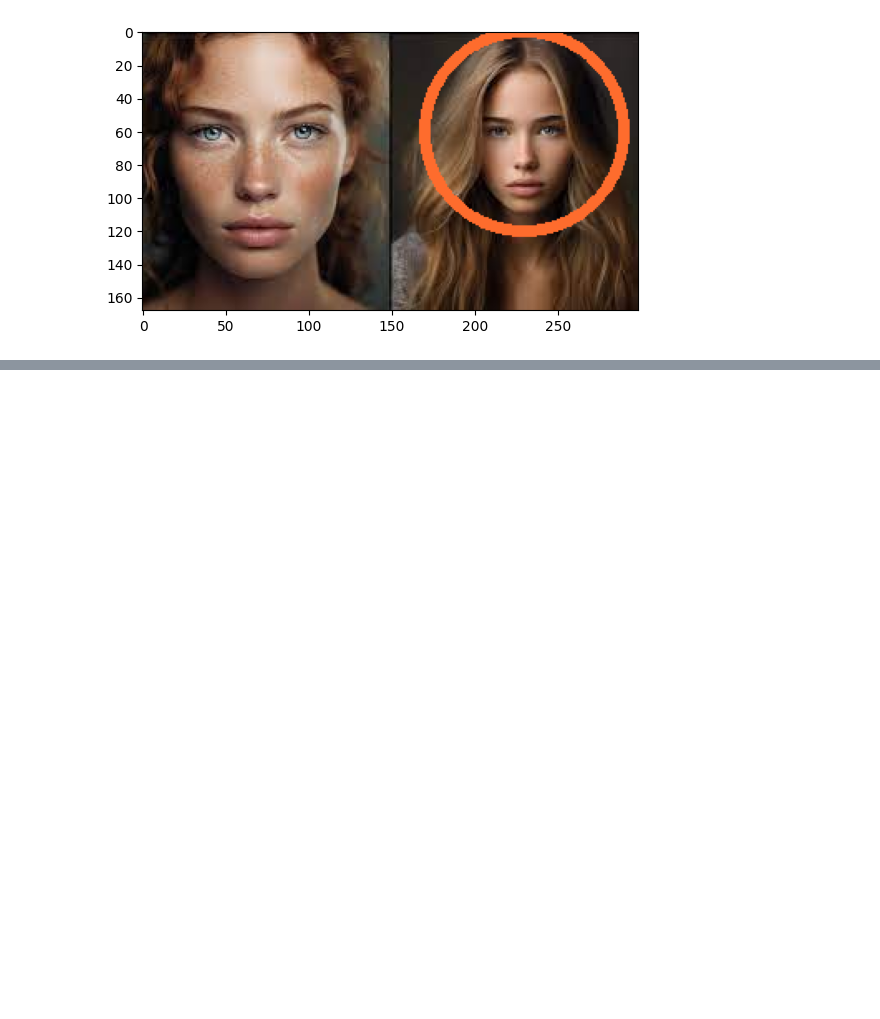
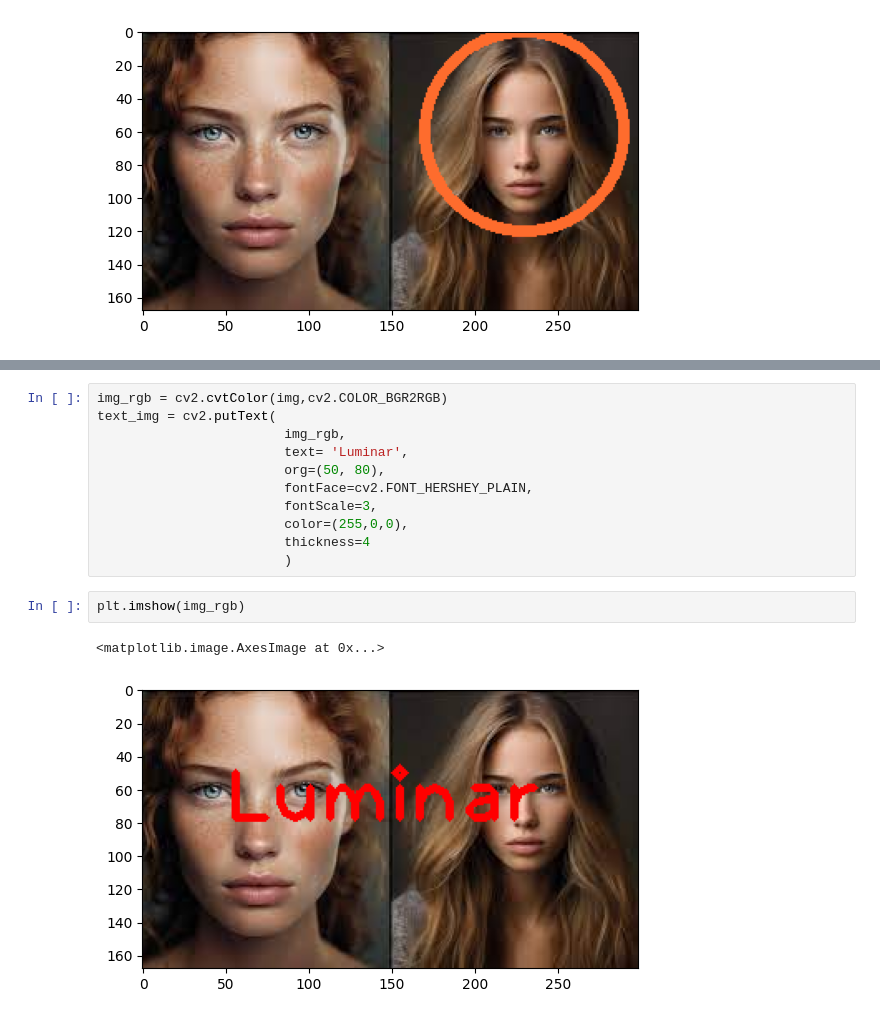
Before and after one commit to AMALNR98/Data-Science-ML-AI_Big_Data_with_Cloud_TABLEAU, a Jupyter notebook: Deep Learning/OpenCV/drawings.ipynb, the cells around one changed output, grey strips where cells are left out. Drawn from its saved outputs; the diff is of its cells as text; blank space fills up the shorter version.

```diff
--- a/Deep Learning/OpenCV/drawings.ipynb
+++ b/Deep Learning/OpenCV/drawings.ipynb
@@ -91,0 +96,16 @@ plt.imshow(cir_img)
+# %%
+img_rgb = cv2.cvtColor(img,cv2.COLOR_BGR2RGB)
+text_img = cv2.putText(
+                        img_rgb,
+                        text= 'Luminar',
+                        org=(50, 80),
+                        fontFace=cv2.FONT_HERSHEY_PLAIN,
+                        fontScale=3,
+                        color=(255,0,0),
+                        thickness=4
+                        )
+# %%
+plt.imshow(img_rgb)
+# %% [output]
+<matplotlib.image.AxesImage at 0x...>
+[figure, added]
```
Also changed, not shown: parts of 4 cells of this notebook, 37 other files.
